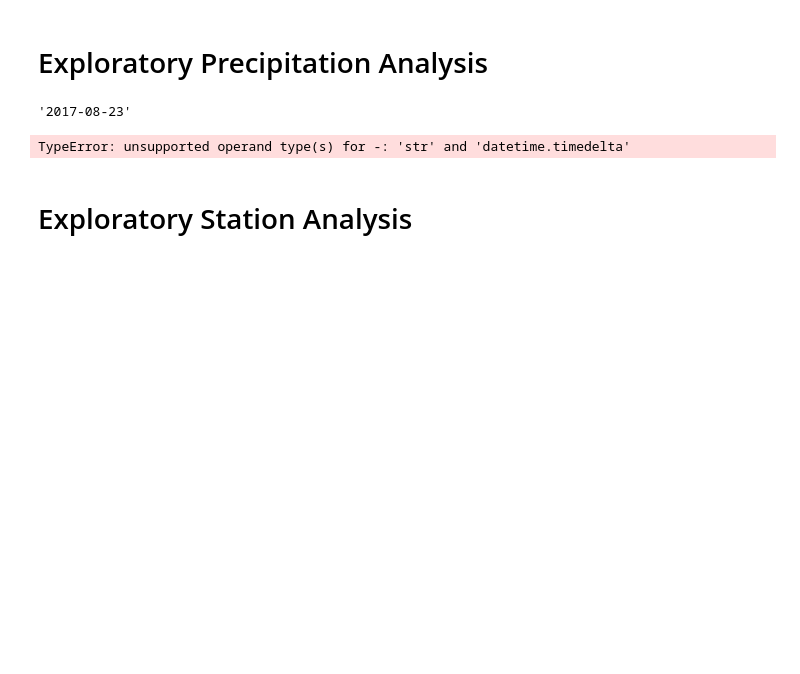
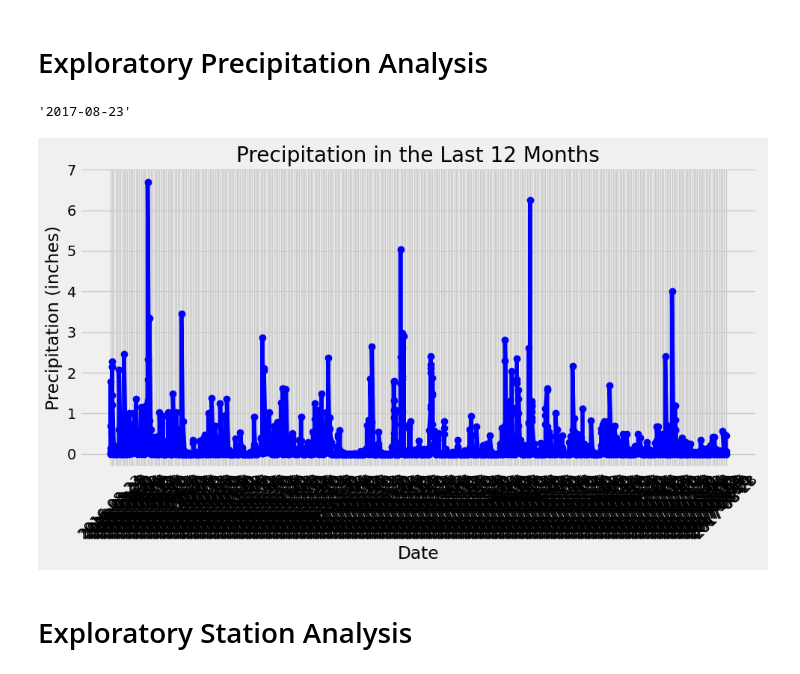
Before and after one commit to av9248/Sqlalchemy-challenge, a Jupyter notebook: SurfsUp/climate_starter.ipynb, the cells around one changed output. Drawn from its saved outputs; the diff is of its cells as text; code cells hidden in the pictures; blank space fills up the shorter version.

Commit message:
created plot

```diff
--- a/SurfsUp/climate_starter.ipynb
+++ b/SurfsUp/climate_starter.ipynb
@@ -59,34 +68,33 @@ most_recent_date
 # %%
 # Design a query to retrieve the last 12 months of precipitation data and plot the results.
 # Starting from the most recent data point in the database.
-most_recent_date = session.query(func.max(Measurement.date)).scalar()
+
 
 # Calculate the date one year from the last date in data set.
-start_date = most_recent_date - timedelta(days=365)
+previous_year = dt.date(2017,8,23) - dt.timedelta(days=365)
 
 # Perform a query to retrieve the data and precipitation scores
 precipitation_data = session.query(Measurement.date, Measurement.prcp)\
-                            .filter(Measurement.date >= start_date)\
+                            .filter(Measurement.date >= previous_year)\
                             .order_by(Measurement.date).all()
 
-
 # Save the query results as a Pandas DataFrame. Explicitly set the column names
-# precipitation_df = pd.DataFrame(precipitation_data, columns=['date', 'prcp'])
+precipitation_df = pd.DataFrame(precipitation_data, columns=['date', 'prcp'])
 
 # Sort the dataframe by date
-
+precipitation_df_sorted = precipitation_df.sort_values(by='date')
 
 # Use Pandas Plotting with Matplotlib to plot the data
-# plt.figure(figsize=(10, 6))
-# plt.plot(precipitation_df['date'], precipitation_df['prcp'], marker='o', linestyle='-', color='b')
-# plt.title('Precipitation in the Last 12 Months')
-# plt.xlabel('Date')
-# plt.ylabel('Precipitation (inches)')
-# plt.xticks(rotation=45)
-# plt.tight_layout()
-# plt.show()
+plt.figure(figsize=(10, 6))
+plt.plot(precipitation_df['date'], precipitation_df['prcp'], marker='o', linestyle='-', color='b')
+plt.title('Precipitation in the Last 12 Months')
+plt.xlabel('Date')
+plt.ylabel('Precipitation (inches)')
+plt.xticks(rotation=45)
+plt.tight_layout()
+plt.show()
 # %% [output]
-TypeError: unsupported operand type(s) for -: 'str' and 'datetime.timedelta'
+[figure, added]
 # %%
 # Use Pandas to calculate the summary statistics for the precipitation data
 # %% [markdown]
```
Also changed, not shown: parts of 4 cells of this notebook, 1 other file.
